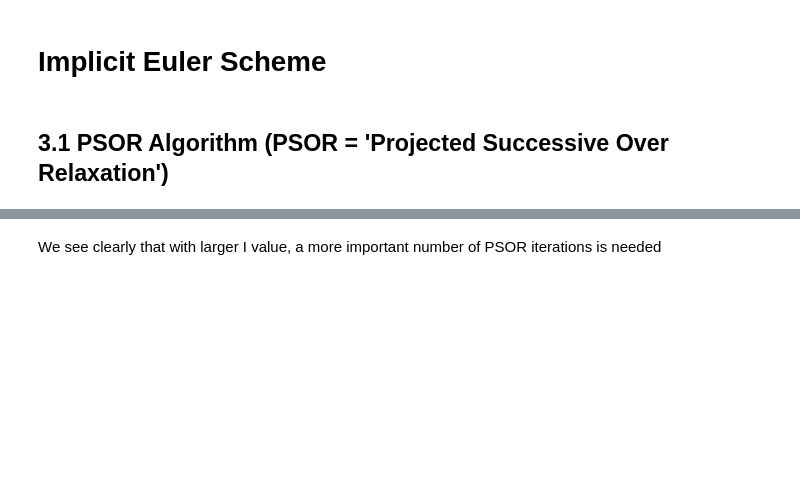
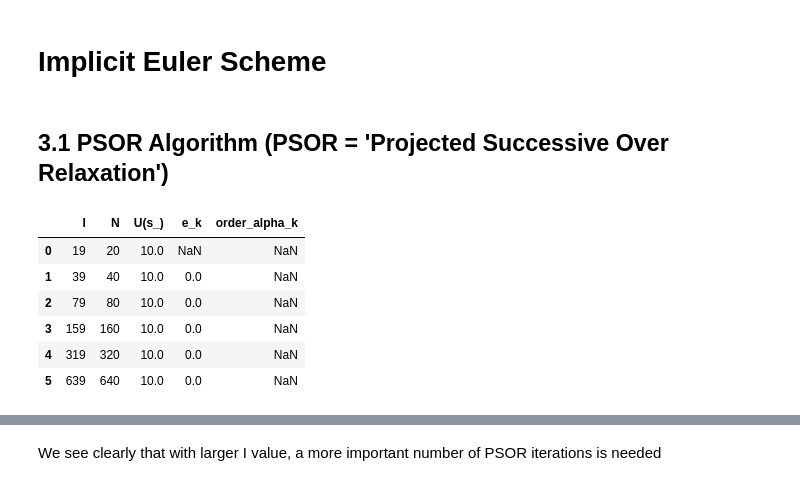
Before and after one commit to SHAO-Nuoya/EDP-in-Finance, a Jupyter notebook: TP2.ipynb, the cells around one changed output, grey strips where cells are left out. Drawn from its saved outputs; the diff is of its cells as text; code cells hidden in the pictures; blank space fills up the shorter version.

```diff
--- a/TP2.ipynb
+++ b/TP2.ipynb
@@ -318,31 +305,3 @@ for i in range(len(Is)):
 [figure]
 # %% [markdown]
 ## SCHEME = 'splitting-Crank-Nicolson'
-# %%
-hs = []
-
-dictionary = dic()
-dictionary['e_k'].append(None)
-dictionary['order_alpha_k'].extend([None, None])
-
-for k in range(6):
-    I = 20*2**k-1
-    N = 20*2**k
-    bs = BS(N=N, I=I)
-    s_ = bs.Sval
-    U_s = P1(s_, bs, 'CN')
-    hs.append(bs.h)
-    dictionary['I'].append(I)
-    dictionary['N'].append(N)
-    dictionary['U(s_)'].append(U_s)
-    if k > 0:
-        dictionary['e_k'].append(dictionary['U(s_)'][k] -
-                                 dictionary['U(s_)'][k - 1])
-    if k > 1:
-        e_k_1, e_k = dictionary['e_k'][k - 1:k + 1]
-        h_k_1, h_k = hs[k - 1:k + 1]
-        dictionary['order_alpha_k'].append(
-            get_order_alpha(e_k_1, e_k, h_k_1, h_k))
-
-df = pd.DataFrame.from_dict(dictionary)
-df.round(5)
@@ -358,6 +322,19 @@ df.round(5)
 # Implicit Euler Scheme
 # %% [markdown]
 ## 3.1 PSOR Algorithm (PSOR = 'Projected Successive Over Relaxation')
+# %%
+Is = np.array([20*2**k-1 for k in range(6)])
+Ns = Is + 1
+err_table = get_err_table('EI-AMER-PSOR', Is, Ns)
+err_table.round(5)
+# %% [output]
+|  | I | N | U(s_) | e_k | order_alpha_k |
+| 0 | 19 | 20 | 10.0 | NaN | NaN |
+| 1 | 39 | 40 | 10.0 | 0.0 | NaN |
+| 2 | 79 | 80 | 10.0 | 0.0 | NaN |
+| 3 | 159 | 160 | 10.0 | 0.0 | NaN |
+| 4 | 319 | 320 | 10.0 | 0.0 | NaN |
+| 5 | 639 | 640 | 10.0 | 0.0 | NaN |
 # %%
 I = 99
 N = 10
```
Also changed, not shown: parts of 24 cells of this notebook.
